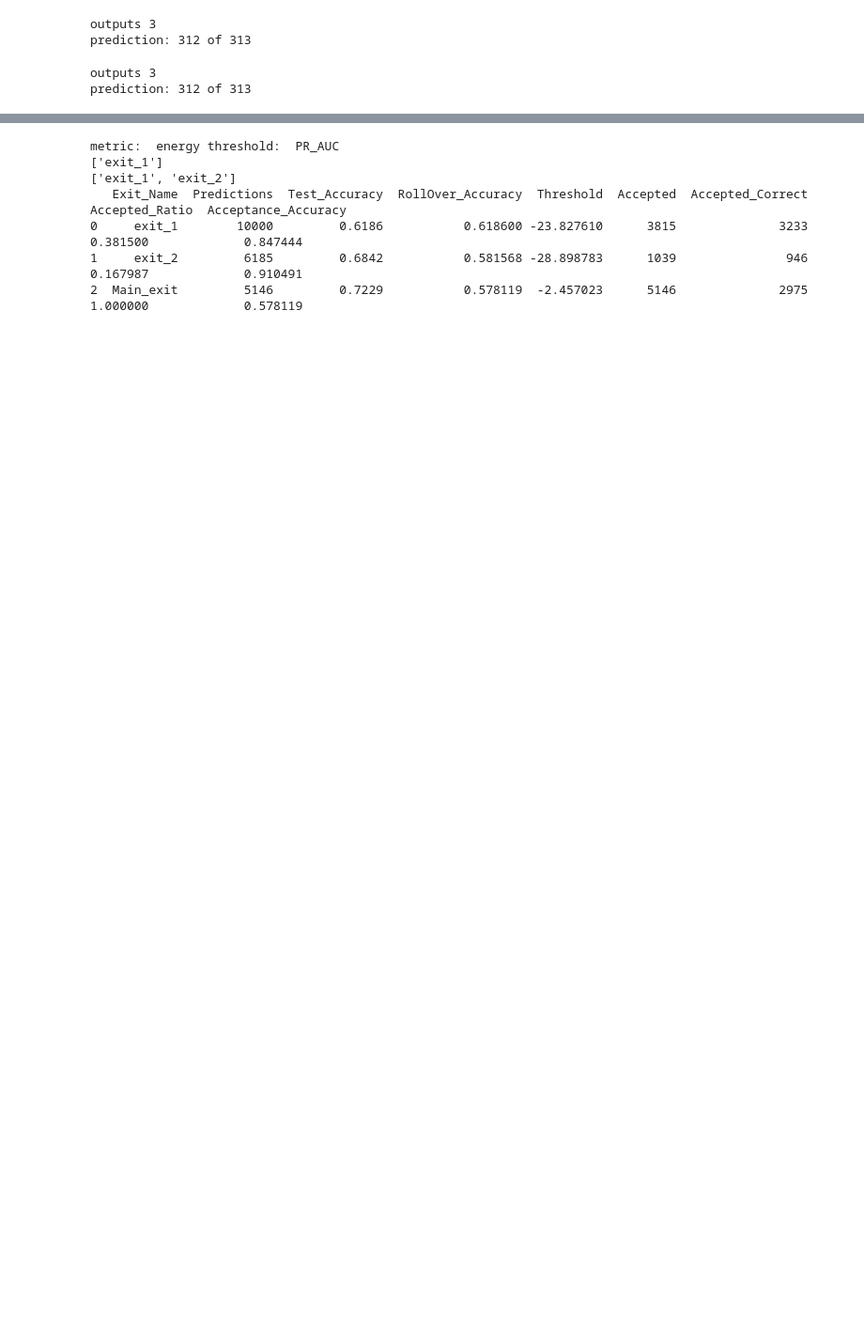
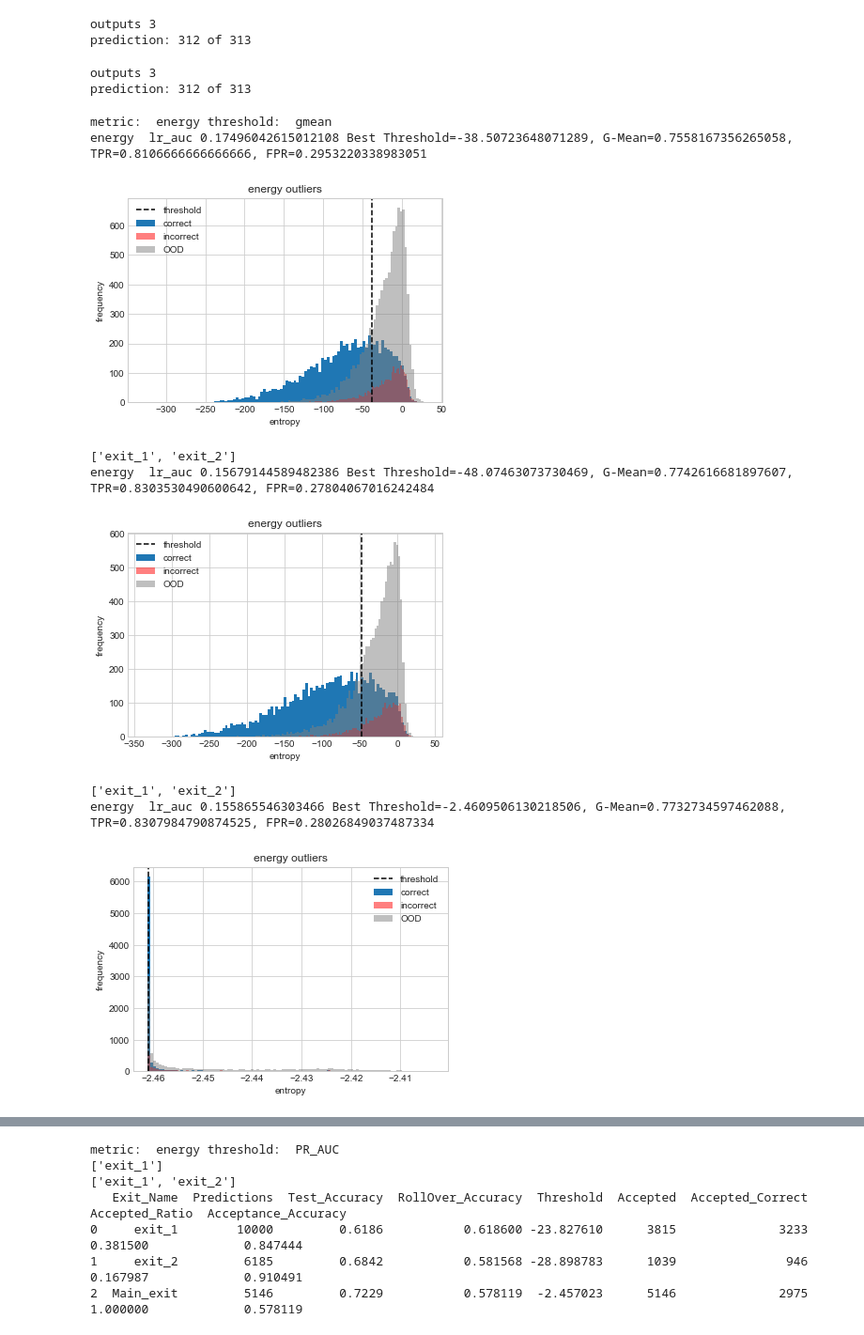
Before and after one commit to SanityLacking/BrevisNet, a Jupyter notebook: notebooks/Experiment_ResNet-Copy1.ipynb, the cells around one changed output, grey strips where cells are left out. Shown at 94% size. Cells and saved outputs as stored; diff of their text form; code cells hidden in the pictures; blank space fills up the shorter version.

```diff
--- a/notebooks/Experiment_ResNet-Copy1.ipynb
+++ b/notebooks/Experiment_ResNet-Copy1.ipynb
@@ -594,10 +934,22 @@ for i in output_ID:
 outputs 3
 prediction: 312 of 313
 # %%
-output_OOD = evaluate.getPredictions_Energy(model, test_ds100,stopping_point=None)
+output_OOD = getPredictions_Energy(model, test_ds100,stopping_point=None)
 for i in output_OOD:
     i['correct']=0
     i['outlier']=1
 # %% [output]
 outputs 3
 prediction: 312 of 313
+# %%
+evaluate.buildCompareDistribPlot(output_ID, output_OOD, ["energy"], "gmean",plot=True)
+# %% [output]
+metric:  energy threshold:  gmean
+energy  lr_auc 0.17496042615012108 Best Threshold=-38.50723648071289, G-Mean=0.7558167356265058, TPR=0.8106666666666666, FPR=0.2953220338983051
+[figure, added]
+['exit_1', 'exit_2']
+energy  lr_auc 0.15679144589482386 Best Threshold=-48.07463073730469, G-Mean=0.7742616681897607, TPR=0.8303530490600642, FPR=0.27804067016242484
+[figure, added]
+['exit_1', 'exit_2']
+energy  lr_auc 0.155865546303466 Best Threshold=-2.4609506130218506, G-Mean=0.7732734597462088, TPR=0.8307984790874525, FPR=0.28026849037487334
+[figure, added]
```
Also changed, not shown: parts of 21 cells of this notebook, 3 other files.
